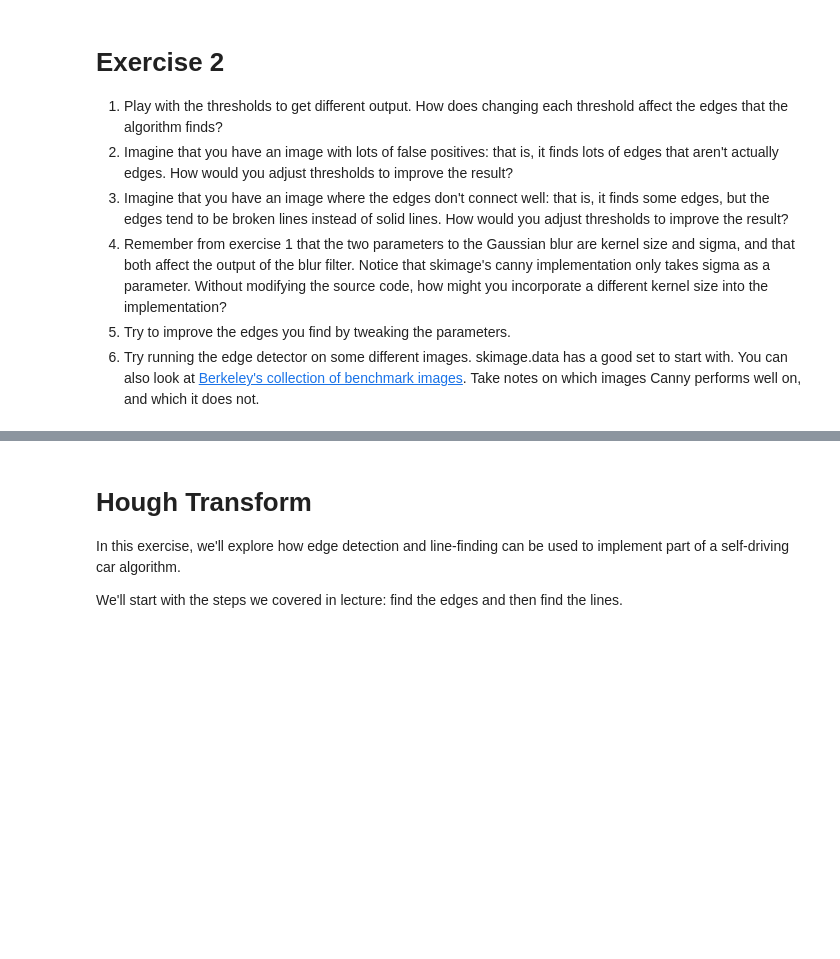
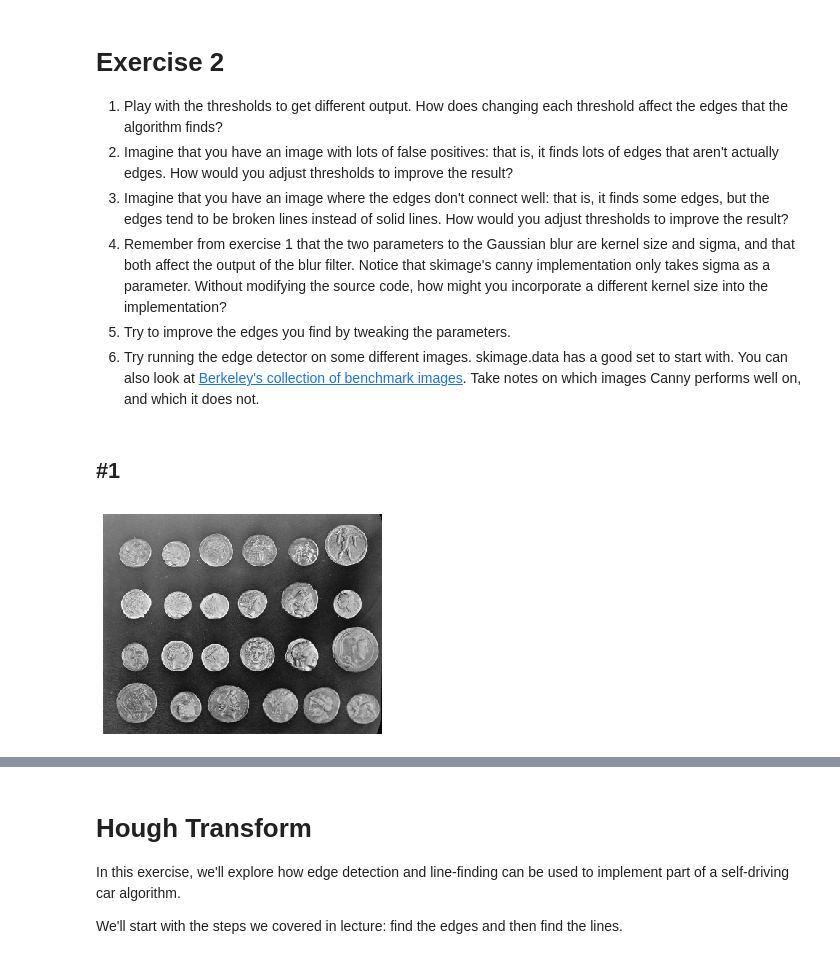
Before and after one commit to yrafalin/ComputerVision, a Jupyter notebook: EdgeDetection/Advanced edge detection.ipynb, the cells around one changed output, grey strips where cells are left out. Saved outputs shown, nothing was run; the diff lists cells and outputs as text; code cells hidden in the pictures; blank space fills up the shorter version.

```diff
--- a/EdgeDetection/Advanced edge detection.ipynb
+++ b/EdgeDetection/Advanced edge detection.ipynb
@@ -76,3 +98,9 @@ display(edge_image)
 5. Remember from exercise 1 that the two parameters to the Gaussian blur are kernel size and sigma, and that both affect the output of the blur filter. Notice that skimage's canny implementation only takes sigma as a parameter. Without modifying the source code, how might you incorporate a different kernel size into the implementation?
 4. Try to improve the edges you find by tweaking the parameters.
 5. Try running the edge detector on some different images. skimage.data has a good set to start with. You can also look at [Berkeley's collection of benchmark images](https://www2.eecs.berkeley.edu/Research/Projects/CS/vision/grouping/segbench/). Take notes on which images Canny performs well on, and which it does not.
+# %% [markdown]
+## #1
+# %%
+display(image)
+# %% [output]
+[figure, added]
```
Also changed, not shown: parts of 21 cells of this notebook.
